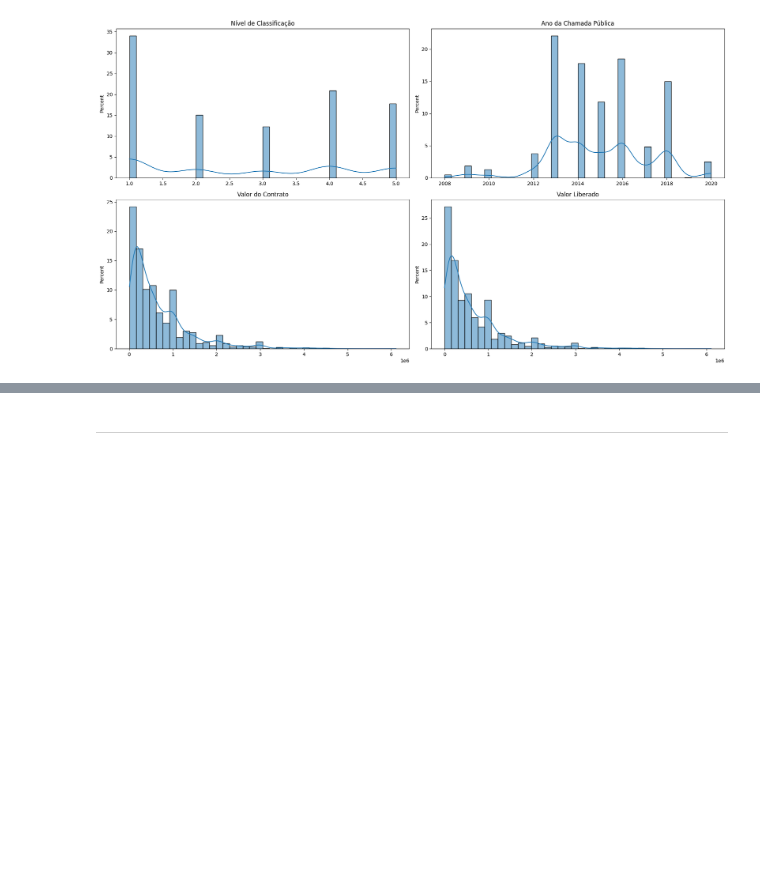
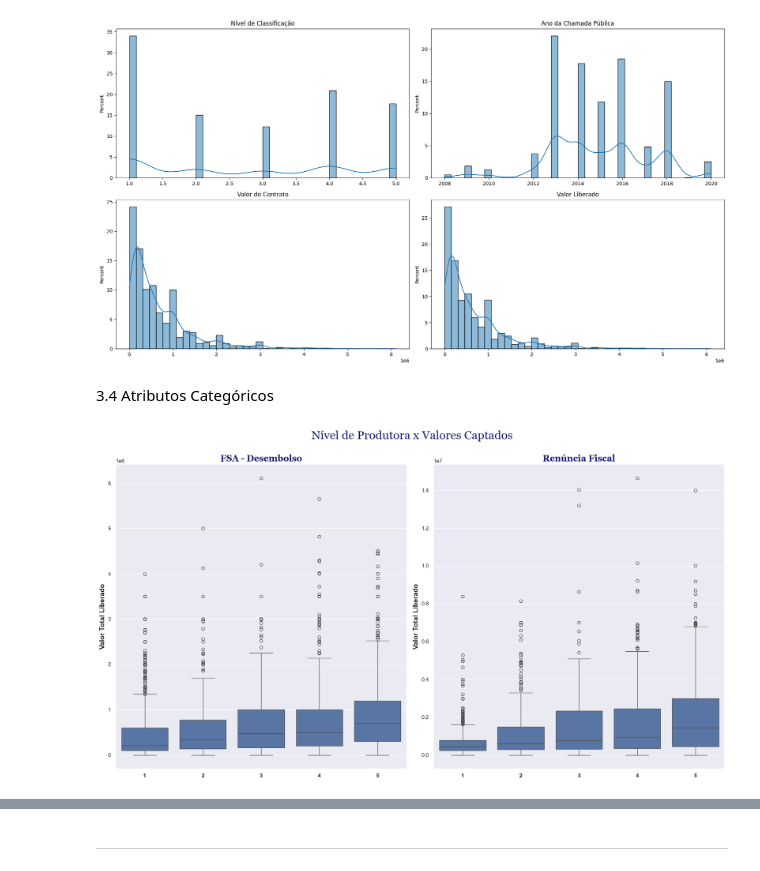
Before and after one commit to fonsecadados/AgenciaNacionalDoCinema_ANCINE, a Jupyter notebook: ANCINE_DesafiosEOportunidades.ipynb, the cells around one changed output, grey strips where cells are left out. Drawn from its saved outputs; the diff is of its cells as text; code cells hidden in the pictures; blank space fills up the shorter version.

```diff
--- a/ANCINE_DesafiosEOportunidades.ipynb
+++ b/ANCINE_DesafiosEOportunidades.ipynb
@@ -1037,3 +1001,5 @@ plot_hist_fsa_desembolso()
 plot_hist_renuncia_fiscal()
 # %% [output]
 [figure]
+# %% [markdown]
+3.4 Atributos Categóricos
@@ -1039,0 +1034,33 @@ plot_hist_renuncia_fiscal()
+# %%
+
+data_fsa = fsa_desembolso
+data_renuncia = renuncia_fiscal
+
+fig = plt.figure(figsize=(18,10))
+axs = [None] * 2
+gs = gridspec.GridSpec(1, 2)
+axs[0] = fig.add_subplot(gs[0,0])
+axs[1] = fig.add_subplot(gs[0,1])
+
+fontprops = {'color': 'midnightblue', 'weight': 'bold', 'style': 'normal', 'family' : 'Georgia'}
+
+axs[0] = plt.subplot(1, 2, 1)
+sns.boxplot(x='CLASSIFICACAO_NIVEL_PRODUTORA', y='VL_TOTAL_LIBERADO', data=data_fsa)
+axs[0] = plt.xticks(fontweight='bold', fontsize=11)
+axs[0] = plt.ylabel('Valor Total Liberado', fontweight='bold', fontsize=14)
+axs[0] = plt.title('FSA - Desembolso', fontdict=fontprops, fontsize=18)
+axs[0] = plt.xlabel(None)
+
+axs[1] =  plt.subplot(1, 2, 2)
+sns.boxplot(x='CLASSIFICACAO_NIVEL_PRODUTORA', y='TOTAL_CAPTADO', data=data_renuncia)
+axs[1] = plt.xticks(fontweight='bold', fontsize=11)
+axs[1] = plt.ylabel('Valor Total Liberado', fontweight='bold', fontsize=14)
+axs[1] = plt.title('Renúncia Fiscal', fontdict=fontprops, fontsize=18)
+axs[1] = plt.xlabel(None)
+
+plt.suptitle('Nível de Produtora x Valores Captados', fontdict=fontprops, fontsize=24, y=1.0)
+
+plt.tight_layout()
+plt.show()
+# %% [output]
+[figure, added]
```
Also changed, not shown: parts of 24 cells of this notebook, 1 other file.
